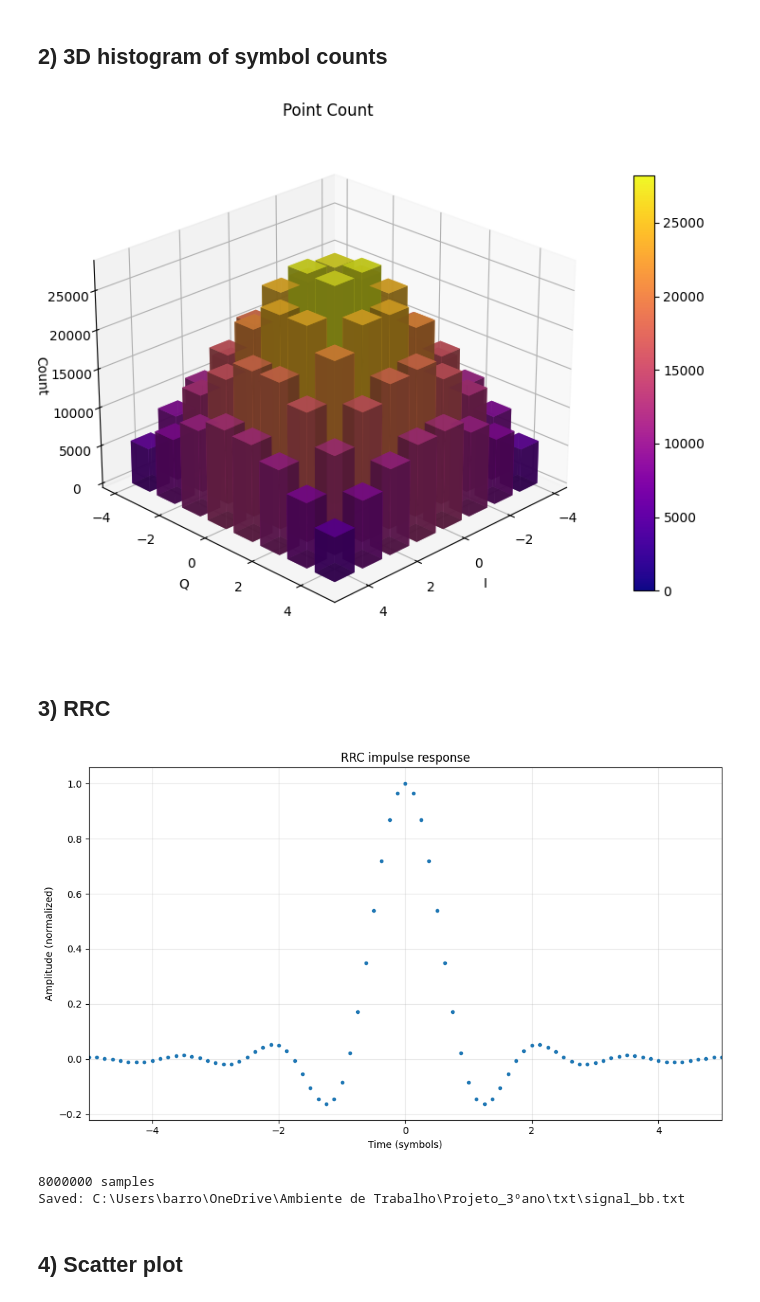
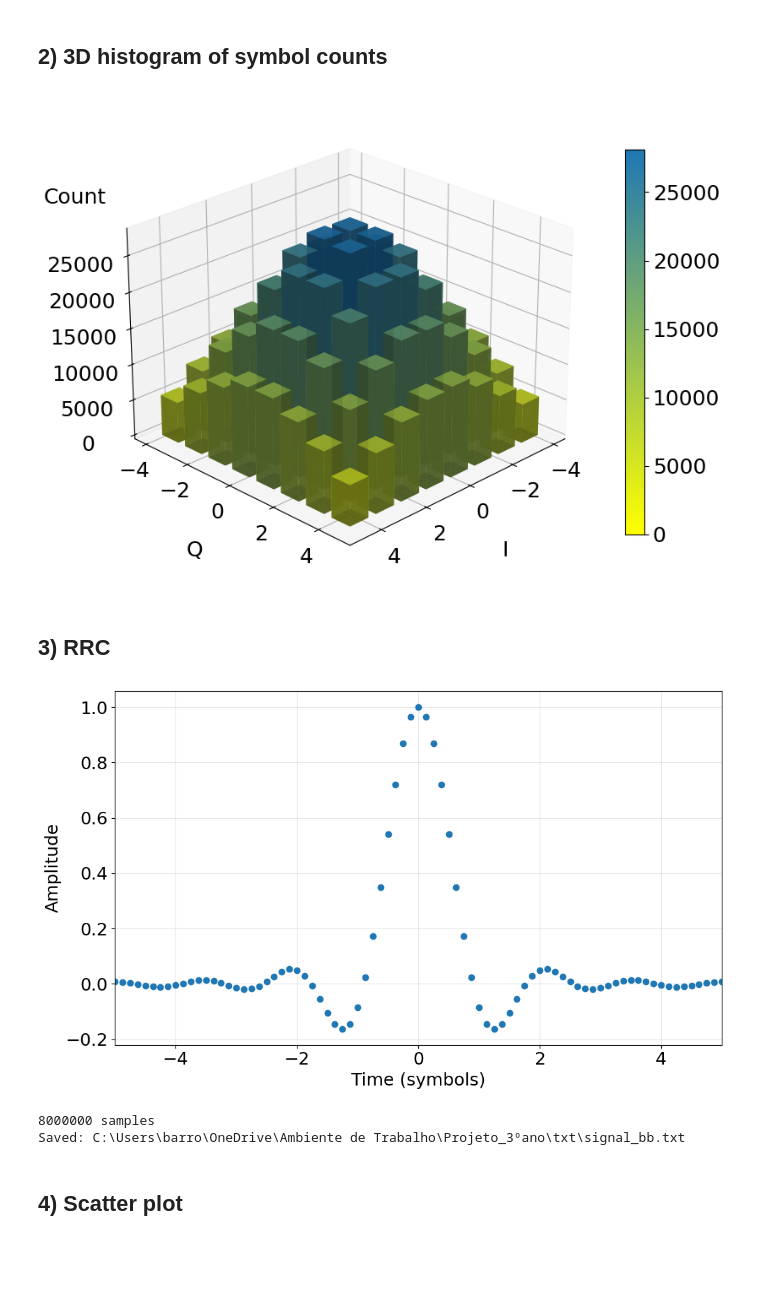
Before and after one commit to Rawerinno/CV-QKD, a Jupyter notebook: cv_qkd_pipeline.ipynb, the cells around one changed output. Saved outputs shown, nothing was run; the diff lists cells and outputs as text; code cells hidden in the pictures; blank space fills up the shorter version.

Commit message:
tamanho das labels das imagens alterado

```diff
--- a/cv_qkd_pipeline.ipynb
+++ b/cv_qkd_pipeline.ipynb
@@ -13,7 +15,7 @@ os.makedirs(BASE_DIR, exist_ok=True)
 ## 1) Constellation 64-QAM and MB distribution
 # %%
 qam = 64
-N = 1_000_000
+N = 10000
 
 # ⟨n⟩
 n_target = 10
@@ -43,11 +45,10 @@ values = values_base * scale_factor
 plt.figure(figsize=(6, 6))
 plt.scatter(np.real(values), np.imag(values), color='C0', s=120)
 plt.grid(True, alpha=0.3)
-plt.title(f'{qam}-QAM')
-plt.xlabel('I')
-plt.ylabel('Q')
-plt.xticks(np.arange(-14, 15, 2))
-plt.yticks(np.arange(-14, 15, 2))
+plt.xlabel('I', fontsize=18)
+plt.ylabel('Q', fontsize=18)
+plt.xticks(np.arange(-14, 15, 2), fontsize=18)
+plt.yticks(np.arange(-14, 15, 2), fontsize=18)
 plt.axis('equal')
 plt.tight_layout()
 plt.show()
@@ -72,38 +73,59 @@ Saved: C:\Users\barro\OneDrive\Ambiente de Trabalho\Projeto_3ºano\txt\points_ra
 # %%
 def find_nearest_level(val, levels):
     return np.argmin(np.abs(levels - val))
 
 # 3D histogram
 hist_counts = np.zeros((sqrt_qam, sqrt_qam))
 
 for s in points:
     i_val, q_val = np.real(s), np.imag(s)
     i_idx = find_nearest_level(i_val, levels)
     q_idx = find_nearest_level(q_val, levels)
     hist_counts[q_idx, i_idx] += 1
 
 fig = plt.figure(figsize=(10, 6))
 ax = fig.add_subplot(111, projection='3d')
 X, Y = np.meshgrid(levels, levels)
 norm_count = Normalize(0, np.max(hist_counts))
 
+c0_blue = '#1f77b4'
+custom_cmap = LinearSegmentedColormap.from_list(
+    'yellow_to_c0',
+    ['yellow', c0_blue],
+    N=256
+)
+
 ax.bar3d(
     X.ravel(), Y.ravel(), np.zeros(64),
     0.8, 0.8, hist_counts.ravel(),
-    color=plt.cm.plasma(norm_count(hist_counts.ravel())),
+    color=custom_cmap(norm_count(hist_counts.ravel())),
     alpha=0.8, edgecolor='none', shade=True
 )
 
-ax.set_xlabel('I')
-ax.set_ylabel('Q')
-ax.set_zlabel('Count')
-ax.set_title('Point Count')
+ax.set_xlabel('I', fontsize=18, labelpad=20)
+ax.set_ylabel('Q', fontsize=18, labelpad=20)
+ax.set_zlabel('', fontsize=18)
 ax.view_init(elev=25, azim=45)
-fig.colorbar(plt.cm.ScalarMappable(norm=norm_count, cmap=plt.cm.plasma), ax=ax, shrink=0.8)
+
+cbar = fig.colorbar(
+    plt.cm.ScalarMappable(norm=norm_count, cmap=custom_cmap),
+    ax=ax,
+    shrink=0.8
+)
+cbar.ax.tick_params(labelsize=18)
+
+ax.tick_params(axis='x', labelsize=18)
+ax.tick_params(axis='y', labelsize=18)
+ax.tick_params(axis='z', labelsize=18, pad=15)
+
+zmax = ax.get_zlim()[1]
+ax.text(np.mean(X) + 11.0, np.mean(Y), zmax * 1.5, 'Count',
+        fontsize=18, ha='center', va='bottom')
+
 plt.tight_layout()
 plt.show()
 # %% [output]
-[figure, old version]
+[figure, new version]
 # %% [markdown]
 ## 3) RRC
 # %%
@@ -156,12 +178,13 @@ rrc_plot = rrc / np.max(np.abs(rrc))
 t_rrc = (np.arange(Ntaps) - (Ntaps - 1) / 2) / ups
 
 plt.figure(figsize=(10, 6))
-plt.plot(t_rrc, rrc_plot, '.')
+plt.plot(t_rrc, rrc_plot, '.', markersize=12)
 plt.grid(True, alpha=0.3)
-plt.xlabel('Time (symbols)')
-plt.ylabel('Amplitude (normalized)')
-plt.title('RRC impulse response')
+plt.xlabel('Time (symbols)', fontsize=18)
+plt.ylabel('Amplitude', fontsize=18)
 plt.xlim(-5, 5)
+plt.xticks(fontsize=18)
+plt.yticks(fontsize=18)
 plt.tight_layout()
 plt.show()
 
@@ -173,7 +196,7 @@ signal_bb_array = np.column_stack((np.real(signal_bb), np.imag(signal_bb)))
 np.savetxt(os.path.join(BASE_DIR, "signal_bb.txt"), signal_bb_array, fmt="%.6e")
 print("Saved:", os.path.join(BASE_DIR, "signal_bb.txt"))
 # %% [output]
-[figure, old version]
+[figure, new version]
 8000000 samples
 Saved: C:\Users\barro\OneDrive\Ambiente de Trabalho\Projeto_3ºano\txt\signal_bb.txt
 # %% [markdown]
```
Also changed, not shown: parts of 5 cells of this notebook.
